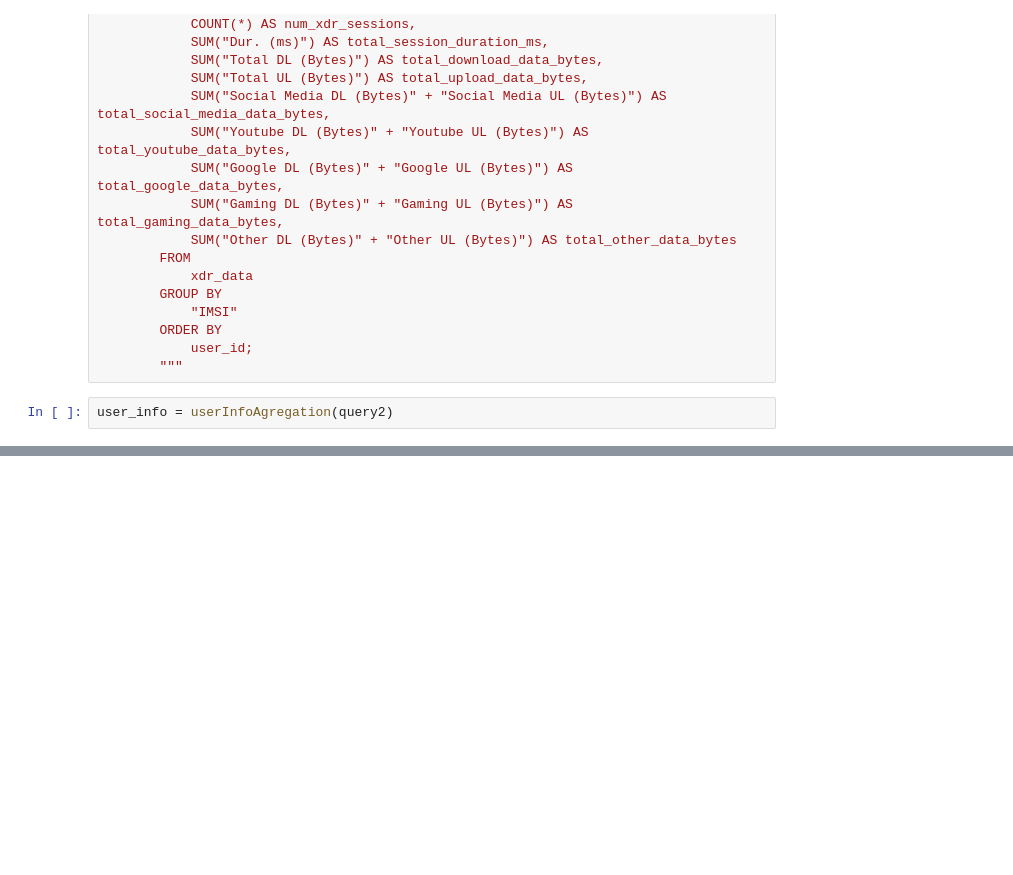
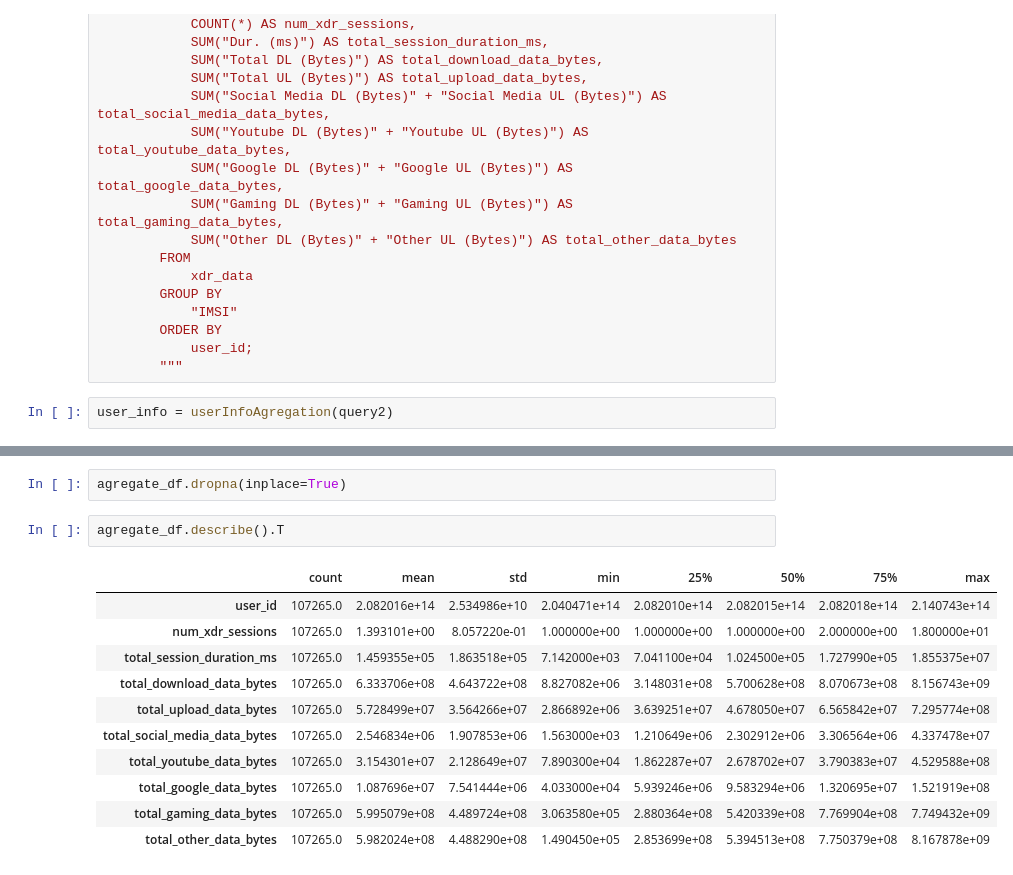
Before and after one commit to eskinder45/teleco, a Jupyter notebook: notebooks/user-overview.ipynb, the cells around one changed output, grey strips where cells are left out. Drawn from its saved outputs; the diff is of its cells as text; blank space fills up the shorter version.

```diff
--- a/notebooks/user-overview.ipynb
+++ b/notebooks/user-overview.ipynb
@@ -92,0 +120,16 @@ LINE 12:             SUM("Other DL" + "Other UL") AS total_other_data...
+# %%
+agregate_df.dropna(inplace=True)
+# %%
+agregate_df.describe().T
+# %% [output]
+|  | count | mean | std | min | 25% | 50% | 75% | max |
+| user_id | 107265.0 | 2.082016e+14 | 2.534986e+10 | 2.040471e+14 | 2.082010e+14 | 2.082015e+14 | 2.082018e+14 | 2.140743e+14 |
+| num_xdr_sessions | 107265.0 | 1.393101e+00 | 8.057220e-01 | 1.000000e+00 | 1.000000e+00 | 1.000000e+00 | 2.000000e+00 | 1.800000e+01 |
+| total_session_duration_ms | 107265.0 | 1.459355e+05 | 1.863518e+05 | 7.142000e+03 | 7.041100e+04 | 1.024500e+05 | 1.727990e+05 | 1.855375e+07 |
+| total_download_data_bytes | 107265.0 | 6.333706e+08 | 4.643722e+08 | 8.827082e+06 | 3.148031e+08 | 5.700628e+08 | 8.070673e+08 | 8.156743e+09 |
+| total_upload_data_bytes | 107265.0 | 5.728499e+07 | 3.564266e+07 | 2.866892e+06 | 3.639251e+07 | 4.678050e+07 | 6.565842e+07 | 7.295774e+08 |
+| total_social_media_data_bytes | 107265.0 | 2.546834e+06 | 1.907853e+06 | 1.563000e+03 | 1.210649e+06 | 2.302912e+06 | 3.306564e+06 | 4.337478e+07 |
+| total_youtube_data_bytes | 107265.0 | 3.154301e+07 | 2.128649e+07 | 7.890300e+04 | 1.862287e+07 | 2.678702e+07 | 3.790383e+07 | 4.529588e+08 |
+| total_google_data_bytes | 107265.0 | 1.087696e+07 | 7.541444e+06 | 4.033000e+04 | 5.939246e+06 | 9.583294e+06 | 1.320695e+07 | 1.521919e+08 |
+| total_gaming_data_bytes | 107265.0 | 5.995079e+08 | 4.489724e+08 | 3.063580e+05 | 2.880364e+08 | 5.420339e+08 | 7.769904e+08 | 7.749432e+09 |
+| total_other_data_bytes | 107265.0 | 5.982024e+08 | 4.488290e+08 | 1.490450e+05 | 2.853699e+08 | 5.394513e+08 | 7.750379e+08 | 8.167878e+09 |
```
Also changed, not shown: parts of 6 cells of this notebook, 1 other file.
